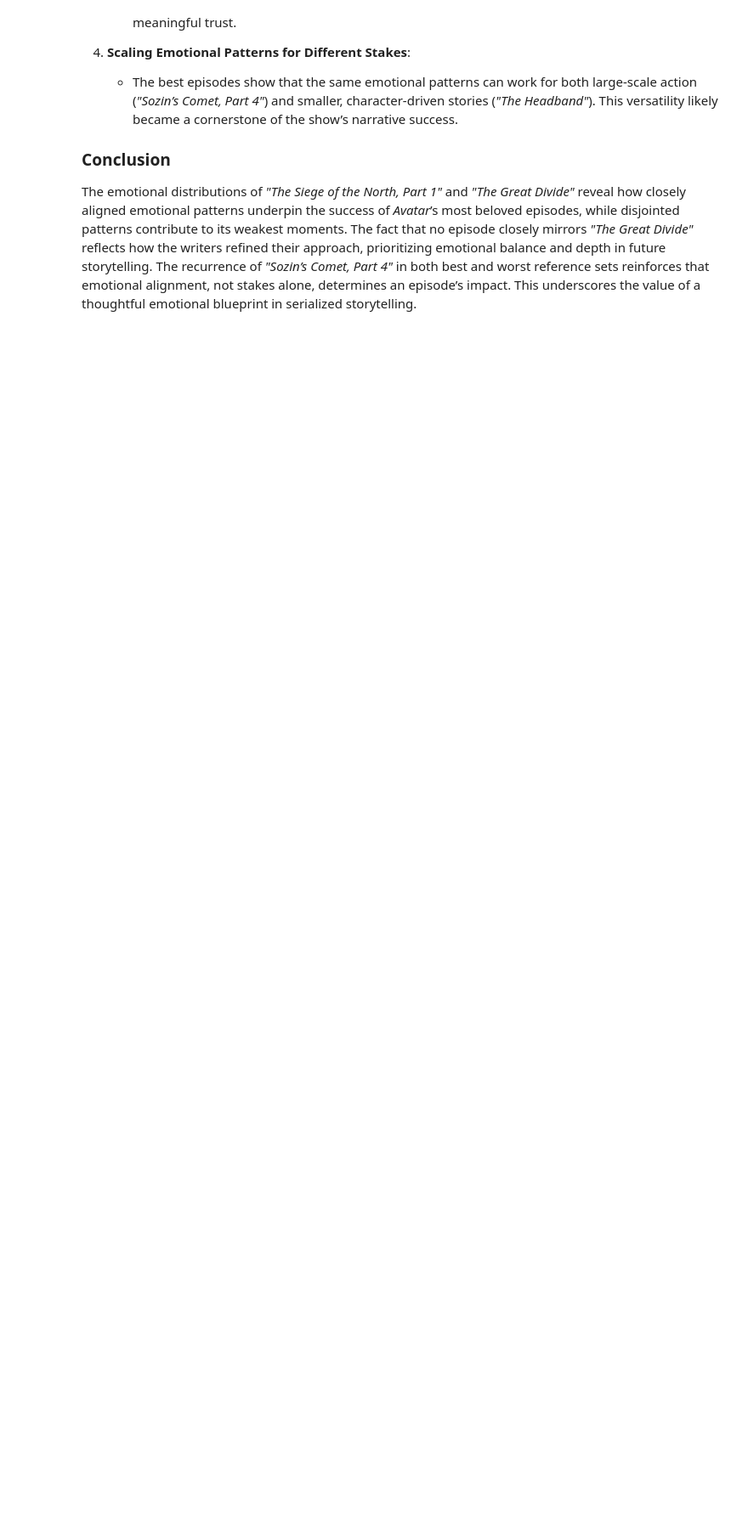
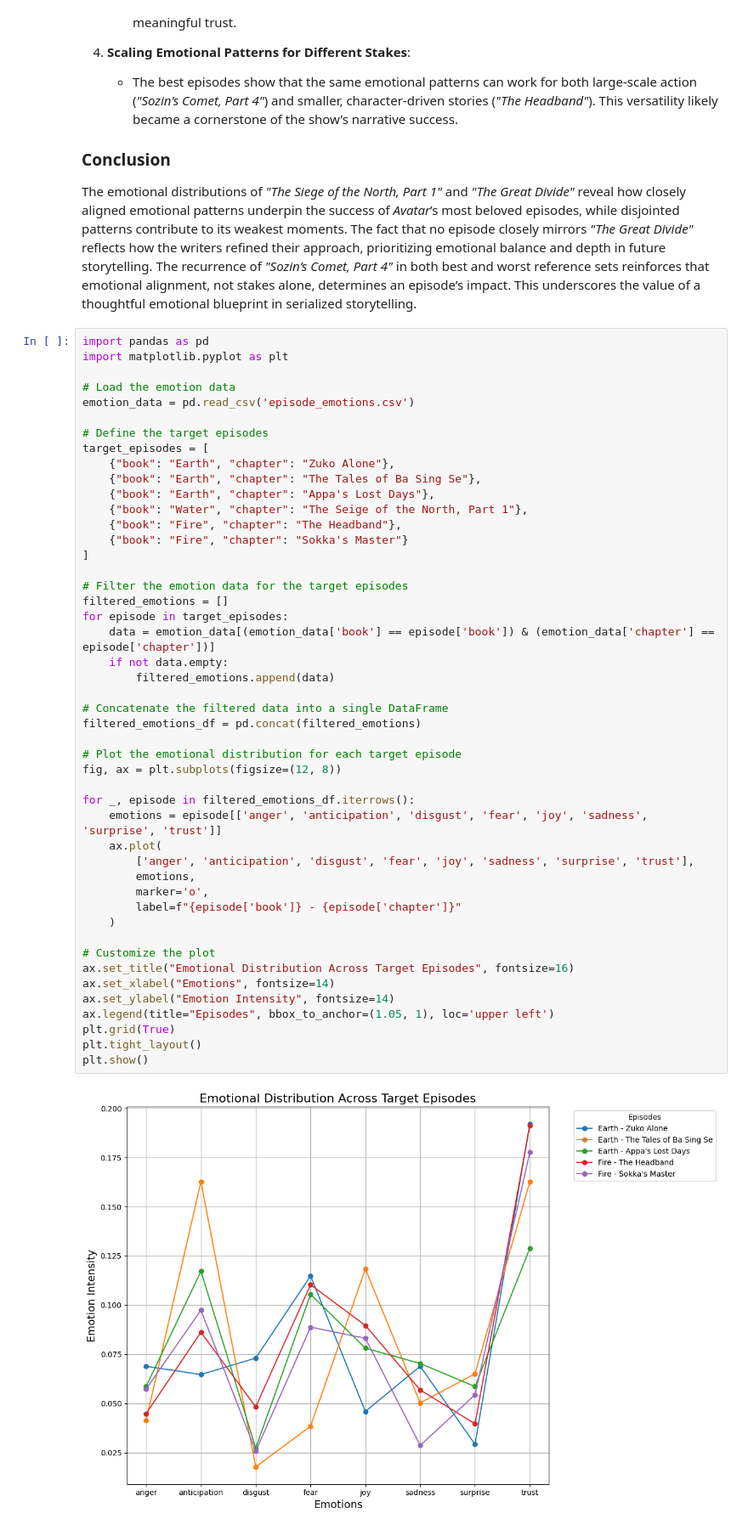
Before and after one commit to Ayafahim/avatar_project, a Jupyter notebook: episode_analysis.ipynb, the cells around one changed output. Shown at 85% size. Drawn from its saved outputs; the diff is of its cells as text; blank space fills up the shorter version.

```diff
--- a/episode_analysis.ipynb
+++ b/episode_analysis.ipynb
@@ -328,3 +398,52 @@ The stark differences between the emotional dynamics of the best and worst refer
 
 ### **Conclusion**
 The emotional distributions of *"The Siege of the North, Part 1"* and *"The Great Divide"* reveal how closely aligned emotional patterns underpin the success of *Avatar*’s most beloved episodes, while disjointed patterns contribute to its weakest moments. The fact that no episode closely mirrors *"The Great Divide"* reflects how the writers refined their approach, prioritizing emotional balance and depth in future storytelling. The recurrence of *"Sozin’s Comet, Part 4"* in both best and worst reference sets reinforces that emotional alignment, not stakes alone, determines an episode’s impact. This underscores the value of a thoughtful emotional blueprint in serialized storytelling.
+# %%
+import pandas as pd
+import matplotlib.pyplot as plt
+
+# Load the emotion data
+emotion_data = pd.read_csv('episode_emotions.csv')
+
+# Define the target episodes
+target_episodes = [
+    {"book": "Earth", "chapter": "Zuko Alone"},
+    {"book": "Earth", "chapter": "The Tales of Ba Sing Se"},
+    {"book": "Earth", "chapter": "Appa's Lost Days"},
+    {"book": "Water", "chapter": "The Seige of the North, Part 1"},
+    {"book": "Fire", "chapter": "The Headband"},
+    {"book": "Fire", "chapter": "Sokka's Master"}
+]
+
+# Filter the emotion data for the target episodes
+filtered_emotions = []
+for episode in target_episodes:
+    data = emotion_data[(emotion_data['book'] == episode['book']) & (emotion_data['chapter'] == episode['chapter'])]
+    if not data.empty:
+        filtered_emotions.append(data)
+
+# Concatenate the filtered data into a single DataFrame
+filtered_emotions_df = pd.concat(filtered_emotions)
+
+# Plot the emotional distribution for each target episode
+fig, ax = plt.subplots(figsize=(12, 8))
+
+for _, episode in filtered_emotions_df.iterrows():
+    emotions = episode[['anger', 'anticipation', 'disgust', 'fear', 'joy', 'sadness', 'surprise', 'trust']]
+    ax.plot(
+        ['anger', 'anticipation', 'disgust', 'fear', 'joy', 'sadness', 'surprise', 'trust'],
+        emotions,
+        marker='o',
+        label=f"{episode['book']} - {episode['chapter']}"
+    )
+
+# Customize the plot
+ax.set_title("Emotional Distribution Across Target Episodes", fontsize=16)
+ax.set_xlabel("Emotions", fontsize=14)
+ax.set_ylabel("Emotion Intensity", fontsize=14)
+ax.legend(title="Episodes", bbox_to_anchor=(1.05, 1), loc='upper left')
+plt.grid(True)
+plt.tight_layout()
+plt.show()
+# %% [output]
+[figure, added]
```
Also changed, not shown: parts of 4 cells of this notebook, 6 other files.
